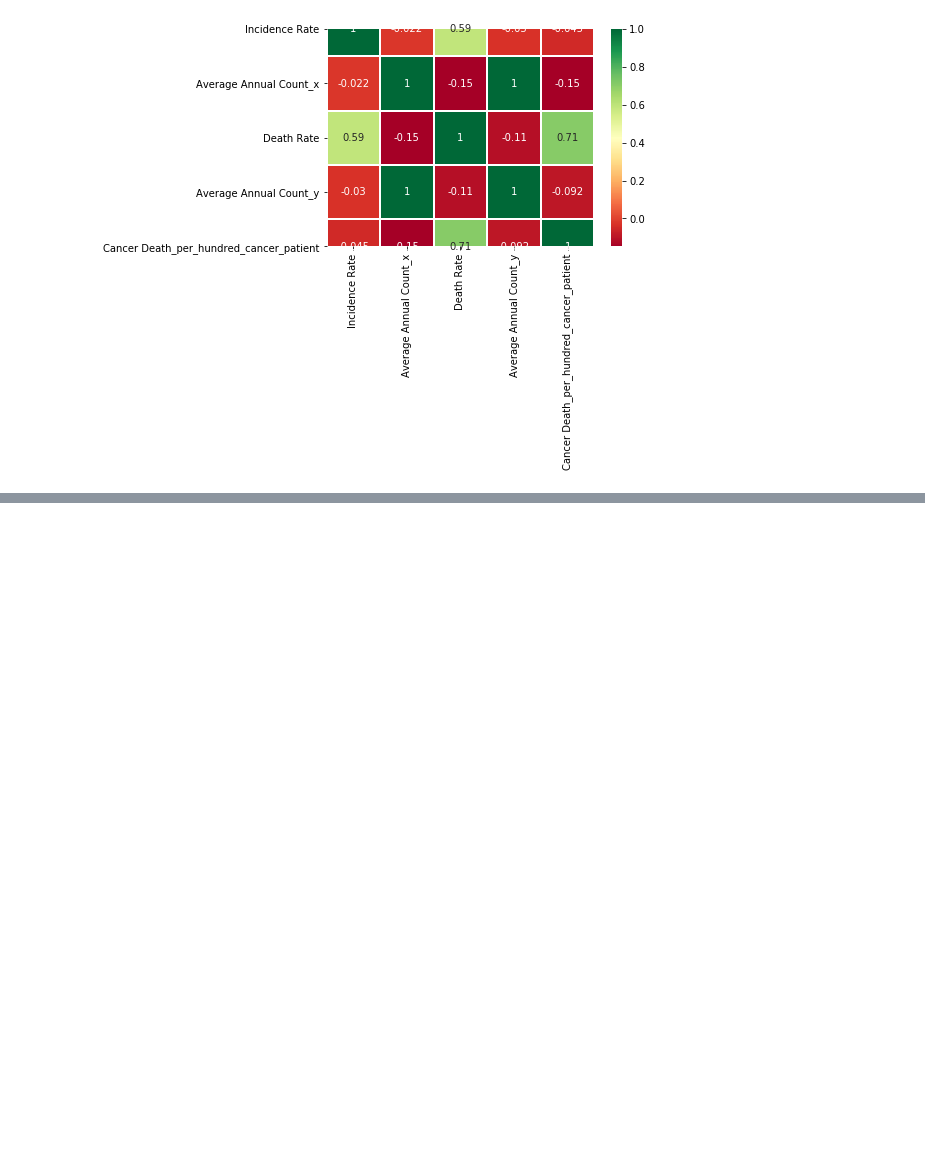
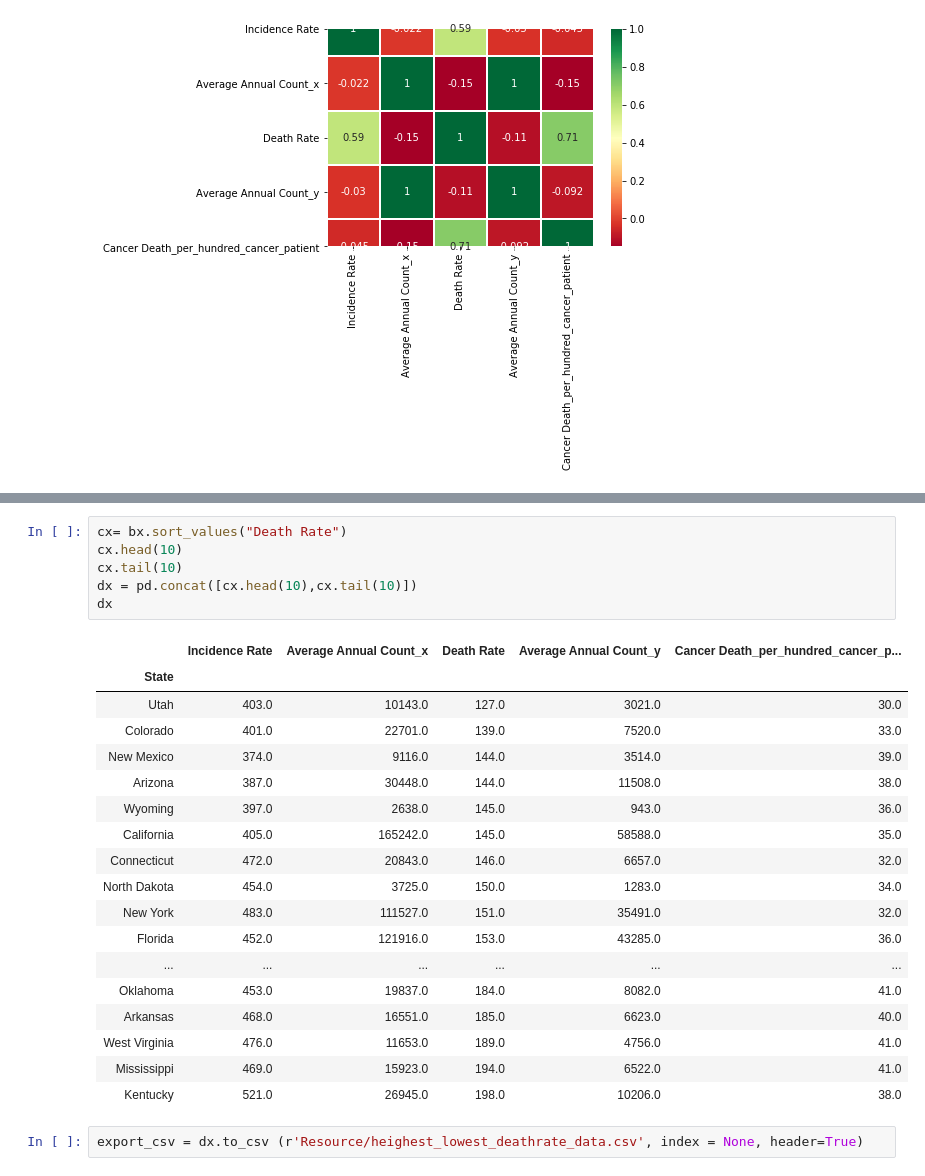
Before and after one commit to settinge/Cancer-and-Nonbiological-Variables, a Jupyter notebook: Statewiseonly.ipynb, the cells around one changed output, grey strips where cells are left out. Drawn from its saved outputs; the diff is of its cells as text; blank space fills up the shorter version.

```diff
--- a/Statewiseonly.ipynb
+++ b/Statewiseonly.ipynb
@@ -172,0 +210,27 @@ sb.heatmap(pearsoncorr,
+# %%
+cx= bx.sort_values("Death Rate")
+cx.head(10)
+cx.tail(10)
+dx = pd.concat([cx.head(10),cx.tail(10)])
+dx
+# %% [output]
+|  | Incidence Rate | Average Annual Count_x | Death Rate | Average Annual Count_y | Cancer Death_per_hundred_cancer_p... |
+| State |  |  |  |  |  |
+| Utah | 403.0 | 10143.0 | 127.0 | 3021.0 | 30.0 |
+| Colorado | 401.0 | 22701.0 | 139.0 | 7520.0 | 33.0 |
+| New Mexico | 374.0 | 9116.0 | 144.0 | 3514.0 | 39.0 |
+| Arizona | 387.0 | 30448.0 | 144.0 | 11508.0 | 38.0 |
+| Wyoming | 397.0 | 2638.0 | 145.0 | 943.0 | 36.0 |
+| California | 405.0 | 165242.0 | 145.0 | 58588.0 | 35.0 |
+| Connecticut | 472.0 | 20843.0 | 146.0 | 6657.0 | 32.0 |
+| North Dakota | 454.0 | 3725.0 | 150.0 | 1283.0 | 34.0 |
+| New York | 483.0 | 111527.0 | 151.0 | 35491.0 | 32.0 |
+| Florida | 452.0 | 121916.0 | 153.0 | 43285.0 | 36.0 |
+| ... | ... | ... | ... | ... | ... |
+| Oklahoma | 453.0 | 19837.0 | 184.0 | 8082.0 | 41.0 |
+| Arkansas | 468.0 | 16551.0 | 185.0 | 6623.0 | 40.0 |
+| West Virginia | 476.0 | 11653.0 | 189.0 | 4756.0 | 41.0 |
+| Mississippi | 469.0 | 15923.0 | 194.0 | 6522.0 | 41.0 |
+| Kentucky | 521.0 | 26945.0 | 198.0 | 10206.0 | 38.0 |
+# %%
+export_csv = dx.to_csv (r'Resource/heighest_lowest_deathrate_data.csv', index = None, header=True)
```
Also changed, not shown: parts of 3 cells of this notebook, 3 other files.
